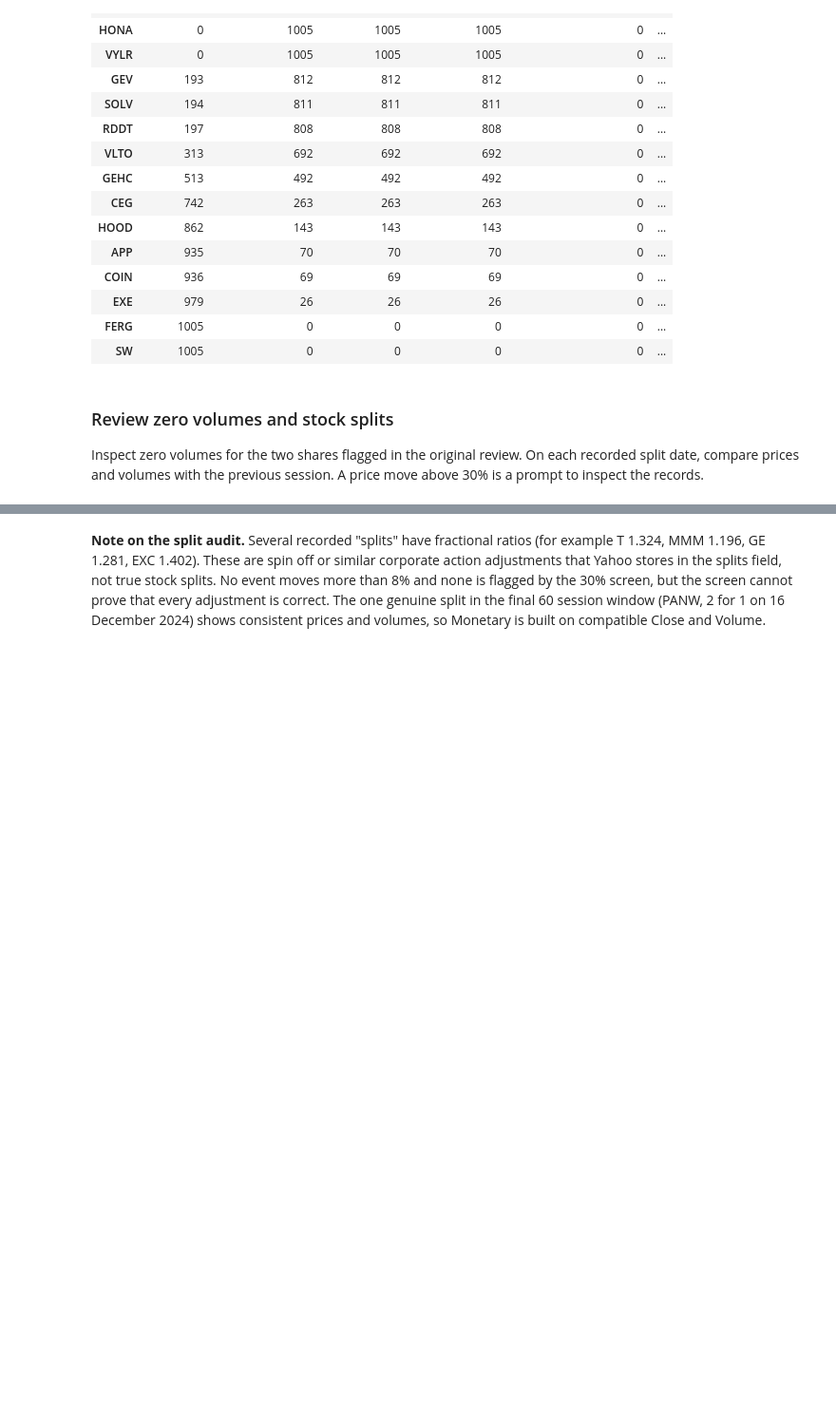
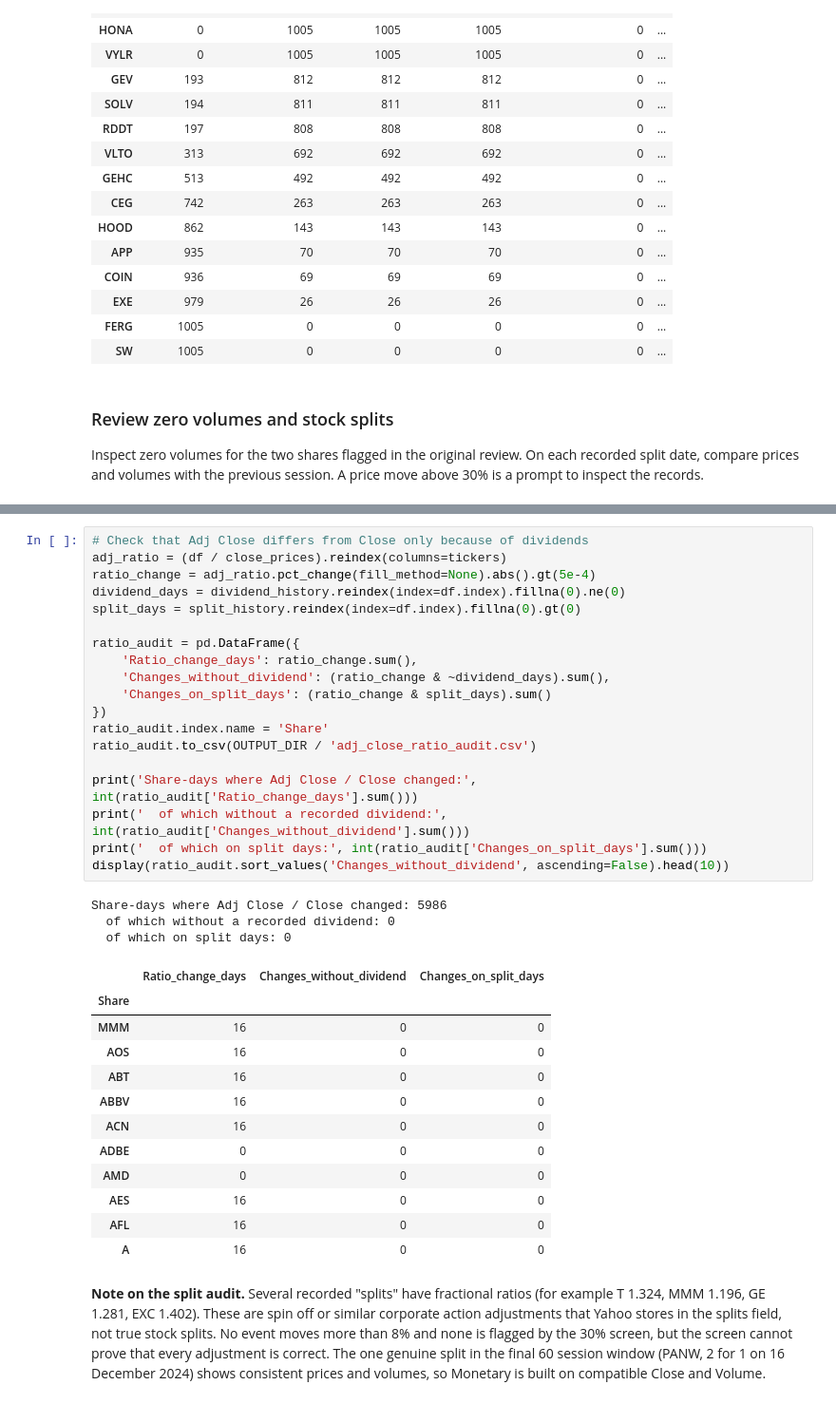
Before and after one commit to Shavina-143/CRM-CW1_w2083673, a Jupyter notebook: CWK1_SP500_Analysis.ipynb, the cells around one changed output, grey strips where cells are left out. Shown at 95% size. Saved outputs shown, nothing was run; the diff lists cells and outputs as text; blank space fills up the shorter version.

```diff
--- a/CWK1_SP500_Analysis.ipynb
+++ b/CWK1_SP500_Analysis.ipynb
@@ -456,4 +460,39 @@ Events flagged for review: 0
 | 59 | 2024-12-16 | PANW | 2.000 | 196.559998 | 202.500000 | 3.021979 | 3.021979 | ... |
+# %%
+# Check that Adj Close differs from Close only because of dividends
+adj_ratio = (df / close_prices).reindex(columns=tickers)
+ratio_change = adj_ratio.pct_change(fill_method=None).abs().gt(5e-4)
+dividend_days = dividend_history.reindex(index=df.index).fillna(0).ne(0)
+split_days = split_history.reindex(index=df.index).fillna(0).gt(0)
+
+ratio_audit = pd.DataFrame({
+    'Ratio_change_days': ratio_change.sum(),
+    'Changes_without_dividend': (ratio_change & ~dividend_days).sum(),
+    'Changes_on_split_days': (ratio_change & split_days).sum()
+})
+ratio_audit.index.name = 'Share'
+ratio_audit.to_csv(OUTPUT_DIR / 'adj_close_ratio_audit.csv')
+
+print('Share-days where Adj Close / Close changed:', int(ratio_audit['Ratio_change_days'].sum()))
+print('  of which without a recorded dividend:', int(ratio_audit['Changes_without_dividend'].sum()))
+print('  of which on split days:', int(ratio_audit['Changes_on_split_days'].sum()))
+display(ratio_audit.sort_values('Changes_without_dividend', ascending=False).head(10))
+# %% [output]
+Share-days where Adj Close / Close changed: 5986
+  of which without a recorded dividend: 0
+  of which on split days: 0
+|  | Ratio_change_days | Changes_without_dividend | Changes_on_split_days |
+| Share |  |  |  |
+| MMM | 16 | 0 | 0 |
+| AOS | 16 | 0 | 0 |
+| ABT | 16 | 0 | 0 |
+| ABBV | 16 | 0 | 0 |
+| ACN | 16 | 0 | 0 |
+| ADBE | 0 | 0 | 0 |
+| AMD | 0 | 0 | 0 |
+| AES | 16 | 0 | 0 |
+| AFL | 16 | 0 | 0 |
+| A | 16 | 0 | 0 |
 # %% [markdown]
 **Note on the split audit.** Several recorded "splits" have fractional ratios (for example T 1.324, MMM 1.196, GE 1.281, EXC 1.402). These are spin off or similar corporate action adjustments that Yahoo stores in the splits field, not true stock splits. No event moves more than 8% and none is flagged by the 30% screen, but the screen cannot prove that every adjustment is correct. The one genuine split in the final 60 session window (PANW, 2 for 1 on 16 December 2024) shows consistent prices and volumes, so Monetary is built on compatible Close and Volume.
 # %% [markdown]
```
Also changed, not shown: parts of 13 cells of this notebook.
